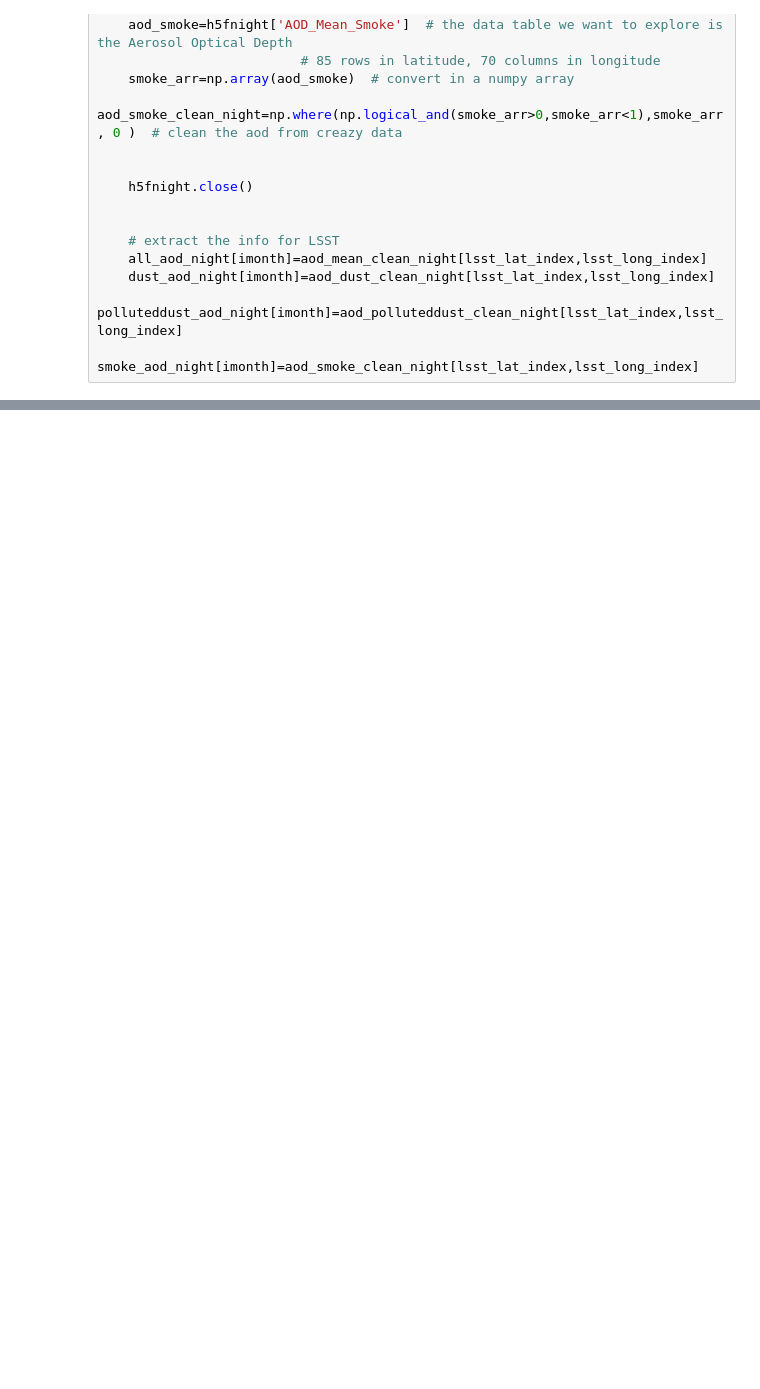
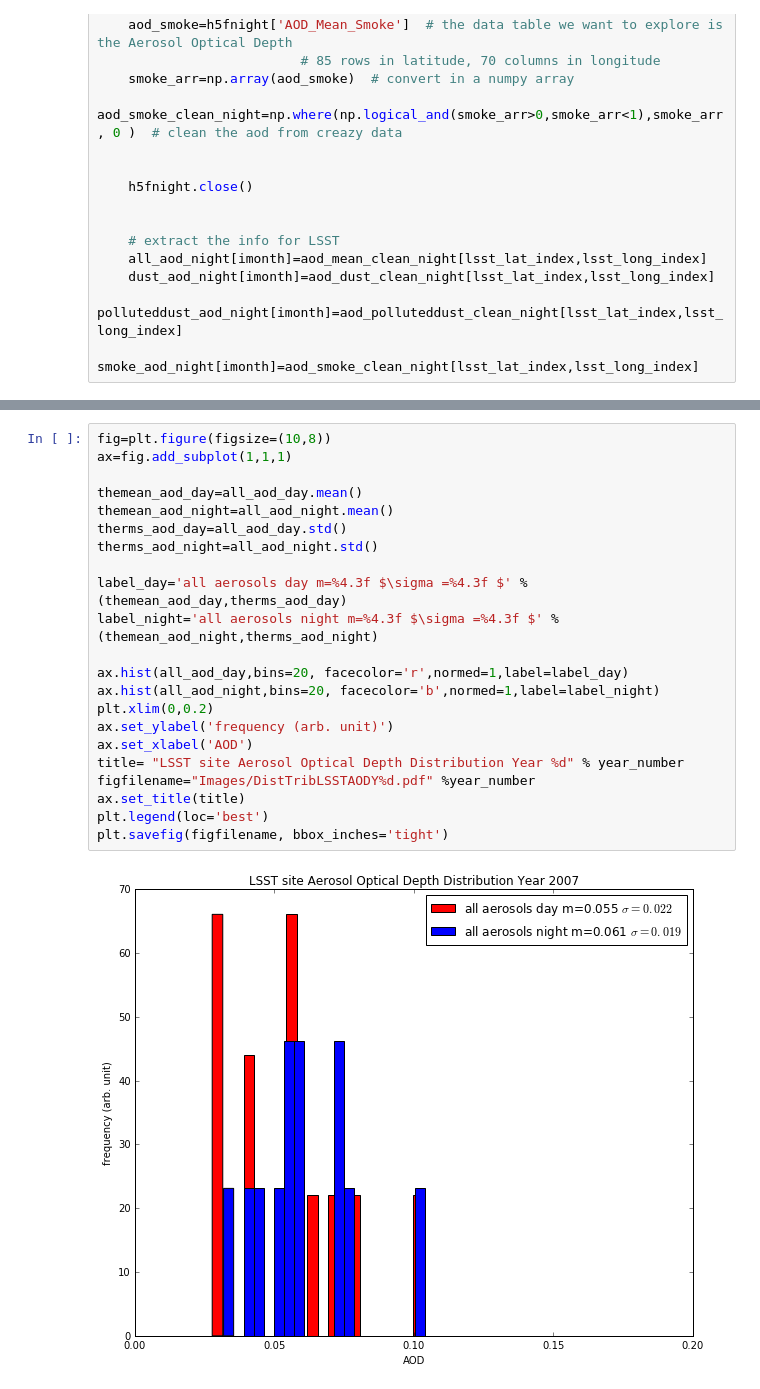
Before and after one commit to sylvielsstfr/caliopL3Ana, a Jupyter notebook: ScanAerosolsOneYear_v1.ipynb, the cells around one changed output, grey strips where cells are left out. Drawn from its saved outputs; the diff is of its cells as text; blank space fills up the shorter version.

```diff
--- a/ScanAerosolsOneYear_v1.ipynb
+++ b/ScanAerosolsOneYear_v1.ipynb
@@ -255,0 +259,24 @@ plt.legend(loc='best')
+# %%
+fig=plt.figure(figsize=(10,8))
+ax=fig.add_subplot(1,1,1)
+
+themean_aod_day=all_aod_day.mean()
+themean_aod_night=all_aod_night.mean()
+therms_aod_day=all_aod_day.std()
+therms_aod_night=all_aod_night.std()
+
+label_day='all aerosols day m=%4.3f $\sigma =%4.3f $' % (themean_aod_day,therms_aod_day)
+label_night='all aerosols night m=%4.3f $\sigma =%4.3f $' % (themean_aod_night,therms_aod_night)
+
+ax.hist(all_aod_day,bins=20, facecolor='r',normed=1,label=label_day)
+ax.hist(all_aod_night,bins=20, facecolor='b',normed=1,label=label_night)
+plt.xlim(0,0.2)
+ax.set_ylabel('frequency (arb. unit)')
+ax.set_xlabel('AOD')
+title= "LSST site Aerosol Optical Depth Distribution Year %d" % year_number
+figfilename="Images/DistTribLSSTAODY%d.pdf" %year_number
+ax.set_title(title)
+plt.legend(loc='best')
+plt.savefig(figfilename, bbox_inches='tight')
+# %% [output]
+[figure, added]
```
Also changed, not shown: parts of 4 cells of this notebook.
